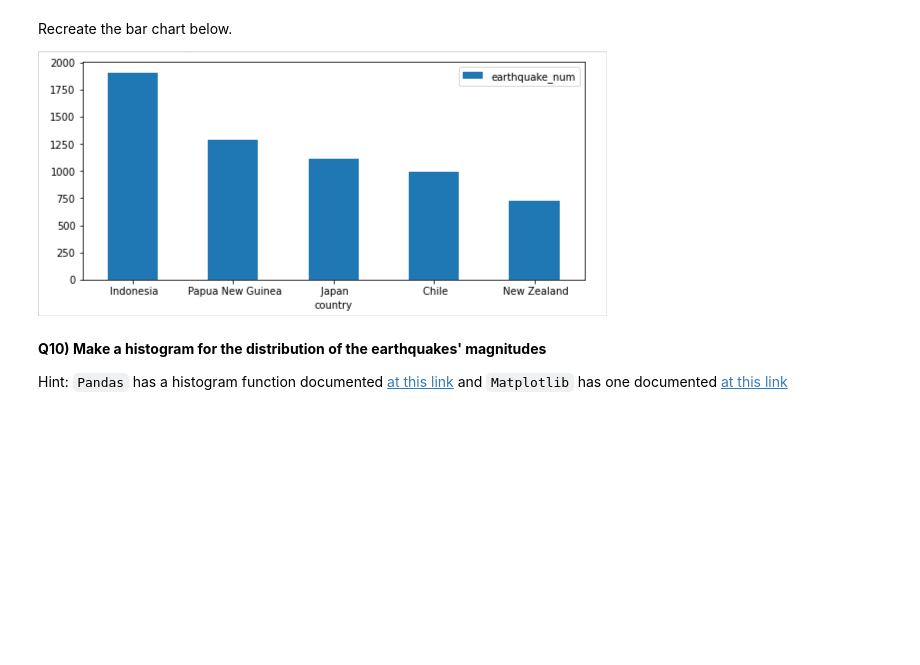
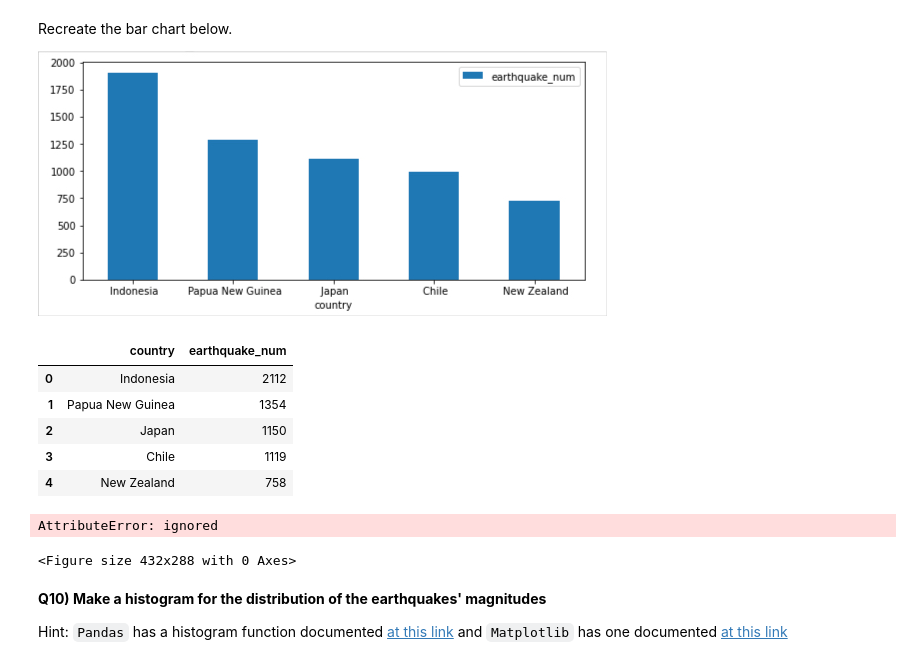
Before and after one commit to emiljor/2022_Intro_Python, a Jupyter notebook: Exercises/W3_S1.ipynb, the cells around one changed output. Drawn from its saved outputs; the diff is of its cells as text; code cells hidden in the pictures; blank space fills up the shorter version.

```diff
--- a/Exercises/W3_S1.ipynb
+++ b/Exercises/W3_S1.ipynb
@@ -257,7 +265,7 @@ Hint: Print the table to see the name of the column containing the earthquake ma
 Check out this [link](https://www.geeksforgeeks.org/ways-to-filter-pandas-dataframe-by-column-values/) to find examples of filtering by column values
 # %%
 # Filter the dataset based on the earthquakes' magnitudes
-df_filtered = df[df['mag'] > 4]
+df_filtered = df[df['mag'] >= 4]
 # %% [markdown]
 **Q9) Using the filtered dataset (magnitude $\geq$ 4), count the number of earthquakes whose magnitudes >=4 [Num 1], count the number of earthquakes in each country/state [Num 2]. Make a bar chart of Num2 for the top 5 locations with the most earthquakes**
 
@@ -268,6 +276,8 @@ Hint 2: Check out the `value_counts` function to get Num 2
 ![aaaaa6.jpg](embedded-picture-1)
 # %%
 # Count the number of earthquakes whose magnitudes are larger or equal to 4
-df_filt.__()
+num1=df_filtered.count(0,numeric_only=True)
+print(num1)
 # Count the number of >=4 earthquakes in each country/state
-df_filt.__.__()
+num2=df_filtered.value_counts('country')
+print(num2)
@@ -278,16 +306,27 @@ Recreate the bar chart below.
 ![aaaaa7.jpg](embedded-picture-1)
 # %%
 # print the first 5 rows of num2
-num2.__[:_]
-
+num2[:5]
+#print(num2[:5].index)
 # convert what you just printed to a DataFrame with 2 columns: 'country' (text) and 'earthquake_num' (number)
 # Hint: separate the text and numbers and store them separately in lists
-top5_df = pd.DataFrame({'country':list(num2.__[__].__),'earthquake_num':list(num2.__[__]._____)})
+top5_df = pd.DataFrame({'country':list(num2.index[:5]),'earthquake_num':list(num2[:5])})
 top5_df
+#top5_df = pd.DataFrame()
+# %% [output]
+|  | country | earthquake_num |
+| 0 | Indonesia | 2112 |
+| 1 | Papua New Guinea | 1354 |
+| 2 | Japan | 1150 |
+| 3 | Chile | 1119 |
+| 4 | New Zealand | 758 |
 # %%
 # Now plot the numbers in the top5_df dataset with bar chart.
-__,__ = plt._______(figsize=(_,_))
-top5_df.plot.bar(x=_____,y=_____,rot=0,ax=__)
+fig,ax = plt.subplot(figsize=(8,7))
+ax.plot.bar(x=top5_df.country,y=top5_df.earthquake_num,rot=0,ax=ax)
+# %% [output]
+AttributeError: ignored
+<Figure size 432x288 with 0 Axes>
 # %% [markdown]
 **Q10) Make a histogram for the distribution of the earthquakes' magnitudes**
 
```
Also changed, not shown: parts of 4 cells of this notebook.
